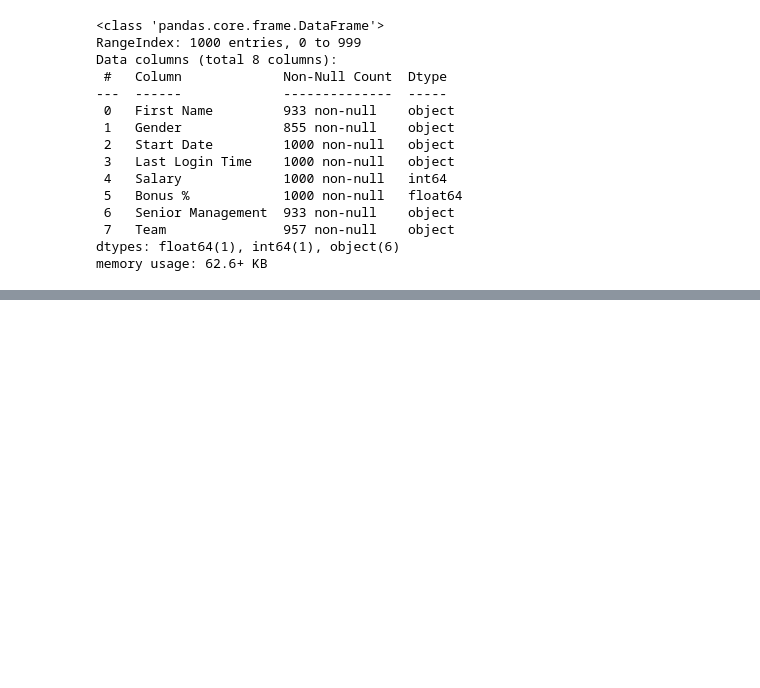
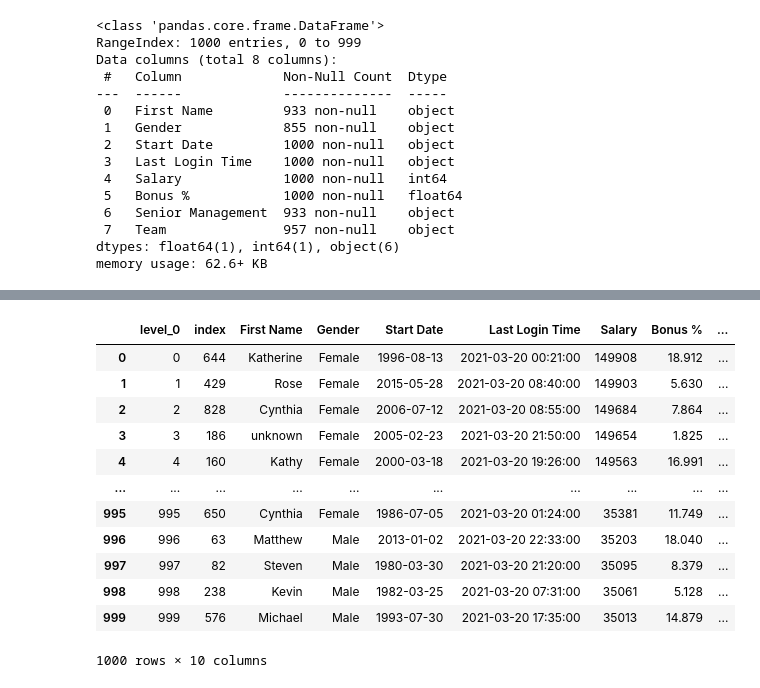
Before and after one commit to priyanka16march/assigenment, a Jupyter notebook: DAy1_pandas.ipynb, the cells around one changed output, grey strips where cells are left out. Saved outputs shown, nothing was run; the diff lists cells and outputs as text; code cells hidden in the pictures; blank space fills up the shorter version.

```diff
--- a/DAy1_pandas.ipynb
+++ b/DAy1_pandas.ipynb
@@ -70,0 +161,4 @@ emp.sample(5)   # random data
+# %%
+mean_salary = emp['Salary'].mean()
+mean_salary = round(mean_salary,2)
+mean_salary
@@ -70,0 +167,2 @@ emp.sample(5)   # random data
+# %%
+emp['Salary'] = emp['Salary'].fillna(mean_salary)
@@ -70,0 +291,3 @@ emp.sample(5)   # random data
+# %%
+newemp = emp.sort_values("Salary", ascending =False)
+newemp
@@ -70,0 +308,18 @@ emp.sample(5)   # random data
+# %%
+newemp = newemp.reset_index()
+# %%
+newemp
+# %% [output]
+|  | level_0 | index | First Name | Gender | Start Date | Last Login Time | Salary | Bonus % | ... |
+| 0 | 0 | 644 | Katherine | Female | 1996-08-13 | 2021-03-20 00:21:00 | 149908 | 18.912 | ... |
+| 1 | 1 | 429 | Rose | Female | 2015-05-28 | 2021-03-20 08:40:00 | 149903 | 5.630 | ... |
+| 2 | 2 | 828 | Cynthia | Female | 2006-07-12 | 2021-03-20 08:55:00 | 149684 | 7.864 | ... |
+| 3 | 3 | 186 | unknown | Female | 2005-02-23 | 2021-03-20 21:50:00 | 149654 | 1.825 | ... |
+| 4 | 4 | 160 | Kathy | Female | 2000-03-18 | 2021-03-20 19:26:00 | 149563 | 16.991 | ... |
+| ... | ... | ... | ... | ... | ... | ... | ... | ... | ... |
+| 995 | 995 | 650 | Cynthia | Female | 1986-07-05 | 2021-03-20 01:24:00 | 35381 | 11.749 | ... |
+| 996 | 996 | 63 | Matthew | Male | 2013-01-02 | 2021-03-20 22:33:00 | 35203 | 18.040 | ... |
+| 997 | 997 | 82 | Steven | Male | 1980-03-30 | 2021-03-20 21:20:00 | 35095 | 8.379 | ... |
+| 998 | 998 | 238 | Kevin | Male | 1982-03-25 | 2021-03-20 07:31:00 | 35061 | 5.128 | ... |
+| 999 | 999 | 576 | Michael | Male | 1993-07-30 | 2021-03-20 17:35:00 | 35013 | 14.879 | ... |
+1000 rows × 10 columns
```
Also changed, not shown: parts of 25 cells of this notebook.
